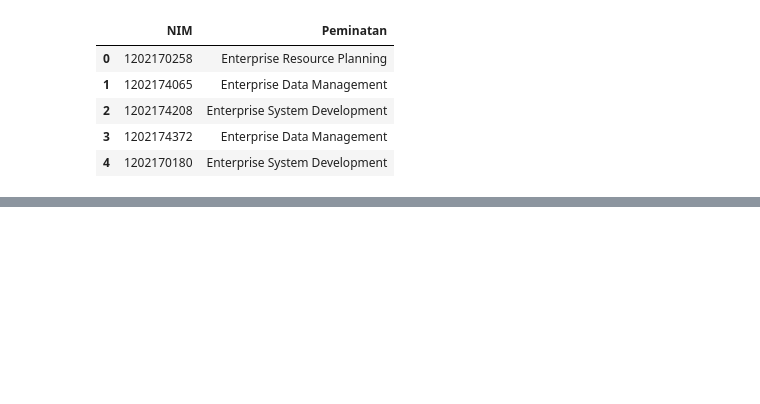
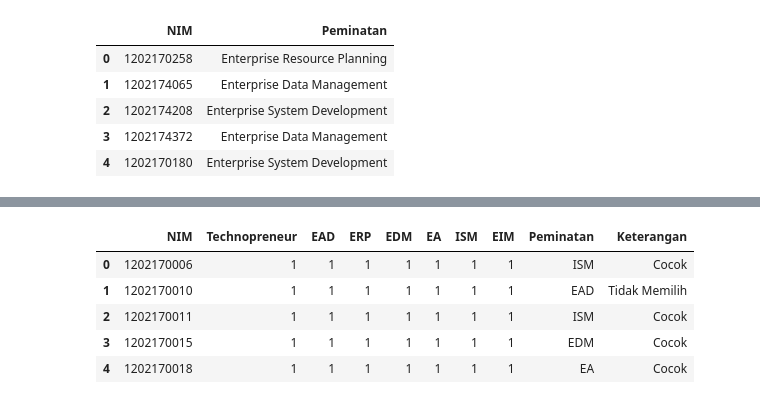
Before and after one commit to zasiem/Pekerti, a Jupyter notebook: Clustering 2017.ipynb, the cells around one changed output, grey strips where cells are left out. Saved outputs shown, nothing was run; the diff lists cells and outputs as text; code cells hidden in the pictures; blank space fills up the shorter version.

```diff
--- a/Clustering 2017.ipynb
+++ b/Clustering 2017.ipynb
@@ -154,0 +184,32 @@ hasilPeminatan.size
+# %%
+temp = [0] * len(matriks)
+for indeks, baris in matriks.iterrows() :
+    for index, row in hasilPeminatan.sort_values(by ='NIM').iterrows() :
+        if baris['NIM'] == row['NIM'] :
+            if row['Peminatan'] == "Information System Management" :
+                temp[indeks] = "ISM"
+            elif row['Peminatan'] == "Enterprise System Development" :
+                temp[indeks] = "EAD"
+            elif row['Peminatan'] == "Enterprise Data Management" :
+                temp[indeks] = "EDM"
+            elif row['Peminatan'] == "Enterprise Architecture" :
+                temp[indeks] = "EA"
+            elif row['Peminatan'] == "Technopreneur" :
+                temp[indeks] = "TECHNO"
+            elif row['Peminatan'] == "Enterprise Infrastructure Management" :
+                temp[indeks] = "EIM"
+            elif row['Peminatan'] == "Enterprise Resource Planning" :
+                temp[indeks] = "ERP"
+            break
+        else :
+            temp[indeks] = "Tidak Memilih"
+# %%
+matriks["Peminatan"] = temp
+matriks.head()
+# %% [output]
+|  | NIM | Technopreneur | EAD | ERP | EDM | EA | ISM | EIM | Peminatan | Keterangan |
+| 0 | 1202170006 | 1 | 1 | 1 | 1 | 1 | 1 | 1 | ISM | Cocok |
+| 1 | 1202170010 | 1 | 1 | 1 | 1 | 1 | 1 | 1 | EAD | Tidak Memilih |
+| 2 | 1202170011 | 1 | 1 | 1 | 1 | 1 | 1 | 1 | ISM | Cocok |
+| 3 | 1202170015 | 1 | 1 | 1 | 1 | 1 | 1 | 1 | EDM | Cocok |
+| 4 | 1202170018 | 1 | 1 | 1 | 1 | 1 | 1 | 1 | EA | Cocok |
```
Also changed, not shown: parts of 6 cells of this notebook, 17 other files.
